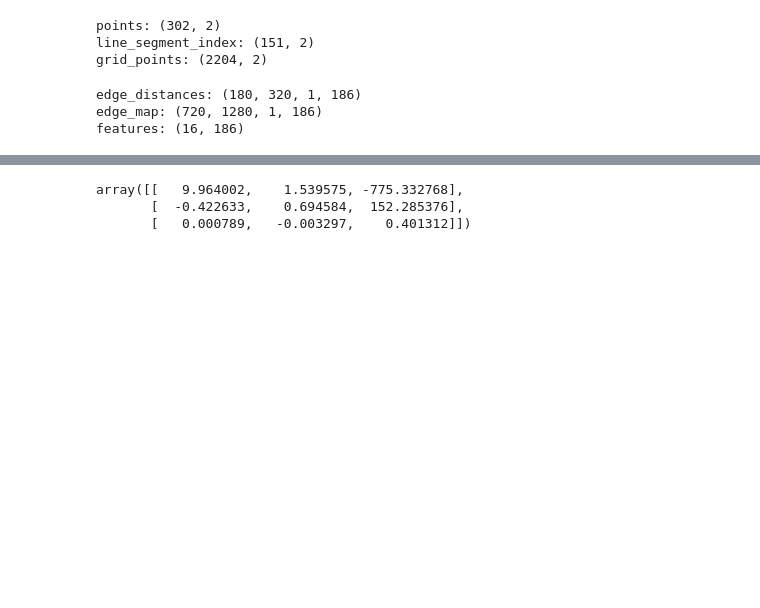
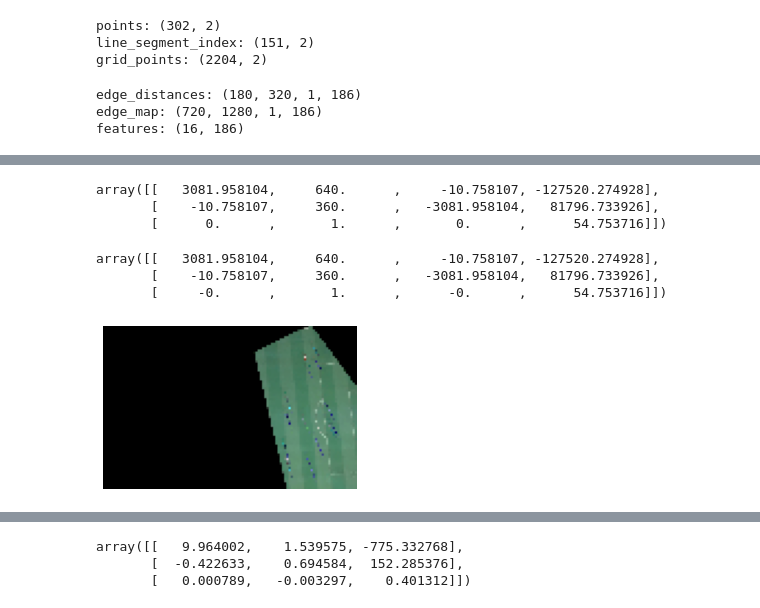
Before and after one commit to qrsforever/hzcsbet, a Jupyter notebook: docs/notebooks/SCCvSD.ipynb, the cells around one changed output, grey strips where cells are left out. Cells and saved outputs as stored; diff of their text form; code cells hidden in the pictures; blank space fills up the shorter version.

```diff
--- a/docs/notebooks/SCCvSD.ipynb
+++ b/docs/notebooks/SCCvSD.ipynb
@@ -622,0 +1241,7 @@ features: (16, 186)
+# %%
+fl = 3081.976880
+cx, cy = 640, 360
+offset = np.asarray([52.816224, -54.753716, 19.960425])
+rotx, roty, rotz = -90, 0, 0.2
+pany, tiltx = 25, -10
+point3d = np.asarray([[10, 20, 0]])
@@ -622,0 +1262,6 @@ features: (16, 186)
+# %%
+base_rotation = RotationUtil.rotate_y_axis(roty) @ RotationUtil.rotate_z_axis(rotz) @ RotationUtil.rotate_x_axis(rotx)
+pan_tilt_rotation = RotationUtil.pan_y_tilt_x(pany, tiltx)
+rotation = pan_tilt_rotation @ base_rotation
+rot_vec, _ = cv2.Rodrigues(rotation)
+base_rotation, rot_vec
@@ -622,0 +1285,3 @@ features: (16, 186)
+# %%
+camera2 = ProjectiveCamera(fl, cx, cy, offset, rot_vec)
+camera2.P, camera2.project_3d(point3d[0][0], point3d[0][1], point3d[0][2], 1)
@@ -622,0 +1311,4 @@ features: (16, 186)
+# %%
+H2 = camera2.get_homography()
+H2_inv = np.linalg.inv(H2)
+H2, H2.T, H2_inv
@@ -622,0 +1329,20 @@ features: (16, 186)
+# %%
+camera.P
+# %% [output]
+array([[   3081.958104,     640.      ,     -10.758107, -127520.274928],
+       [    -10.758107,     360.      ,   -3081.958104,   81796.733926],
+       [      0.      ,       1.      ,       0.      ,      54.753716]])
+# %%
+camera2.P
+# %% [output]
+array([[   3081.958104,     640.      ,     -10.758107, -127520.274928],
+       [    -10.758107,     360.      ,   -3081.958104,   81796.733926],
+       [     -0.      ,       1.      ,      -0.      ,      54.753716]])
+# %%
+template_size = (115, 74);
+warped_im = IouUtil.homography_warp(H2_inv, im, template_size, (0, 0, 0))
+
+# show_image(warped_im), warped_im.shape
+_imshow(warped_im)
+# %% [output]
+[figure, added]
```
Also changed, not shown: parts of 54 cells of this notebook.
